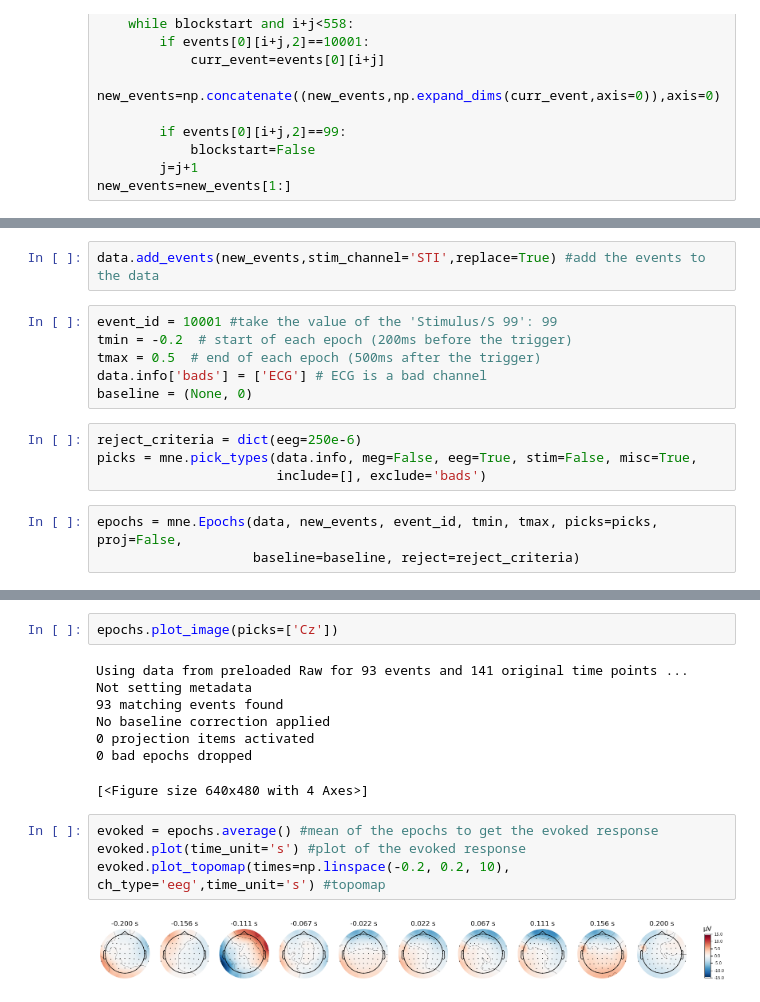
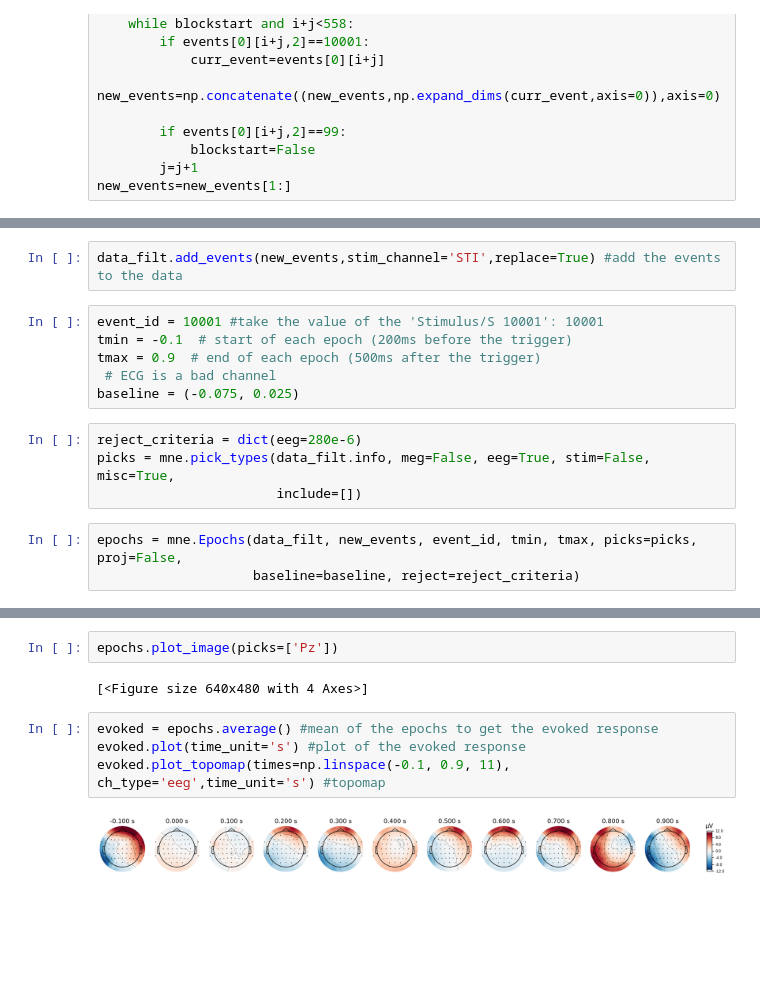
Before and after one commit to mrpotato180/final_project_neuroim, a Jupyter notebook: EEG_analysis_04_05.ipynb, the cells around one changed output, grey strips where cells are left out. Cells and saved outputs as stored; diff of their text form; blank space fills up the shorter version.

```diff
--- a/EEG_analysis_04_05.ipynb
+++ b/EEG_analysis_04_05.ipynb
@@ -125,19 +148,19 @@ data.ch_names #see the STI channel at the end
  'CPz',
  'STI']
 # %%
-data.add_events(new_events,stim_channel='STI',replace=True) #add the events to the data
+data_filt.add_events(new_events,stim_channel='STI',replace=True) #add the events to the data
 # %%
-event_id = 10001 #take the value of the 'Stimulus/S 99': 99
-tmin = -0.2  # start of each epoch (200ms before the trigger)
-tmax = 0.5  # end of each epoch (500ms after the trigger)
-data.info['bads'] = ['ECG'] # ECG is a bad channel
-baseline = (None, 0)
+event_id = 10001 #take the value of the 'Stimulus/S 10001': 10001
+tmin = -0.1  # start of each epoch (200ms before the trigger)
+tmax = 0.9  # end of each epoch (500ms after the trigger)
+ # ECG is a bad channel
+baseline = (-0.075, 0.025)
 # %%
-reject_criteria = dict(eeg=250e-6)
-picks = mne.pick_types(data.info, meg=False, eeg=True, stim=False, misc=True,
-                       include=[], exclude='bads')
+reject_criteria = dict(eeg=280e-6)
+picks = mne.pick_types(data_filt.info, meg=False, eeg=True, stim=False, misc=True,
+                       include=[])
 # %%
-epochs = mne.Epochs(data, new_events, event_id, tmin, tmax, picks=picks, proj=False,
+epochs = mne.Epochs(data_filt, new_events, event_id, tmin, tmax, picks=picks, proj=False,
                     baseline=baseline, reject=reject_criteria)
 # %% [output]
 Not setting metadata
@@ -169,16 +196,10 @@ Using data from preloaded Raw for 20 events and 141 original time points ...
 # %%
-epochs.plot_image(picks=['Cz'])
+epochs.plot_image(picks=['Pz'])
 # %% [output]
-Using data from preloaded Raw for 93 events and 141 original time points ...
-Not setting metadata
-93 matching events found
-No baseline correction applied
-0 projection items activated
-0 bad epochs dropped
+[<Figure size 640x480 with 4 Axes>]
-[<Figure size 640x480 with 4 Axes>]
 # %%
 evoked = epochs.average() #mean of the epochs to get the evoked response
 evoked.plot(time_unit='s') #plot of the evoked response
-evoked.plot_topomap(times=np.linspace(-0.2, 0.2, 10), ch_type='eeg',time_unit='s') #topomap
+evoked.plot_topomap(times=np.linspace(-0.1, 0.9, 11), ch_type='eeg',time_unit='s') #topomap
 # %% [output]
-[figure, old version]
+[figure, new version]
```
Also changed, not shown: parts of 13 cells of this notebook, 1 other file.
